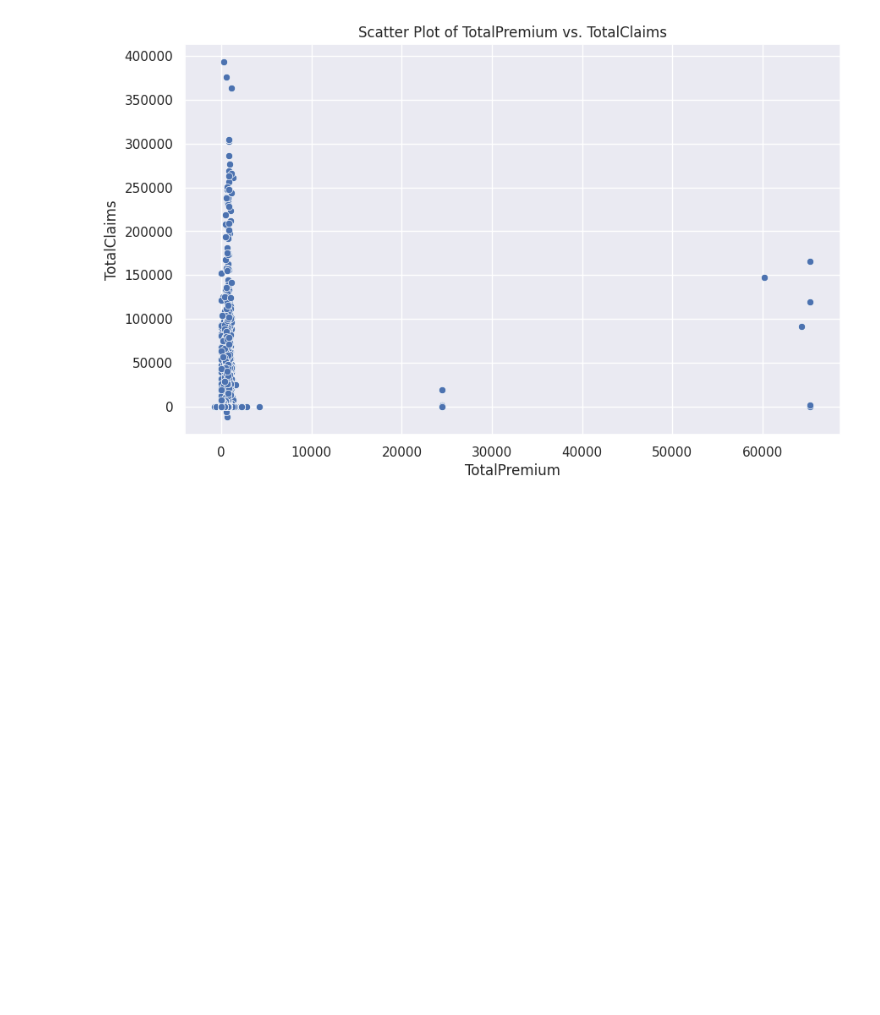
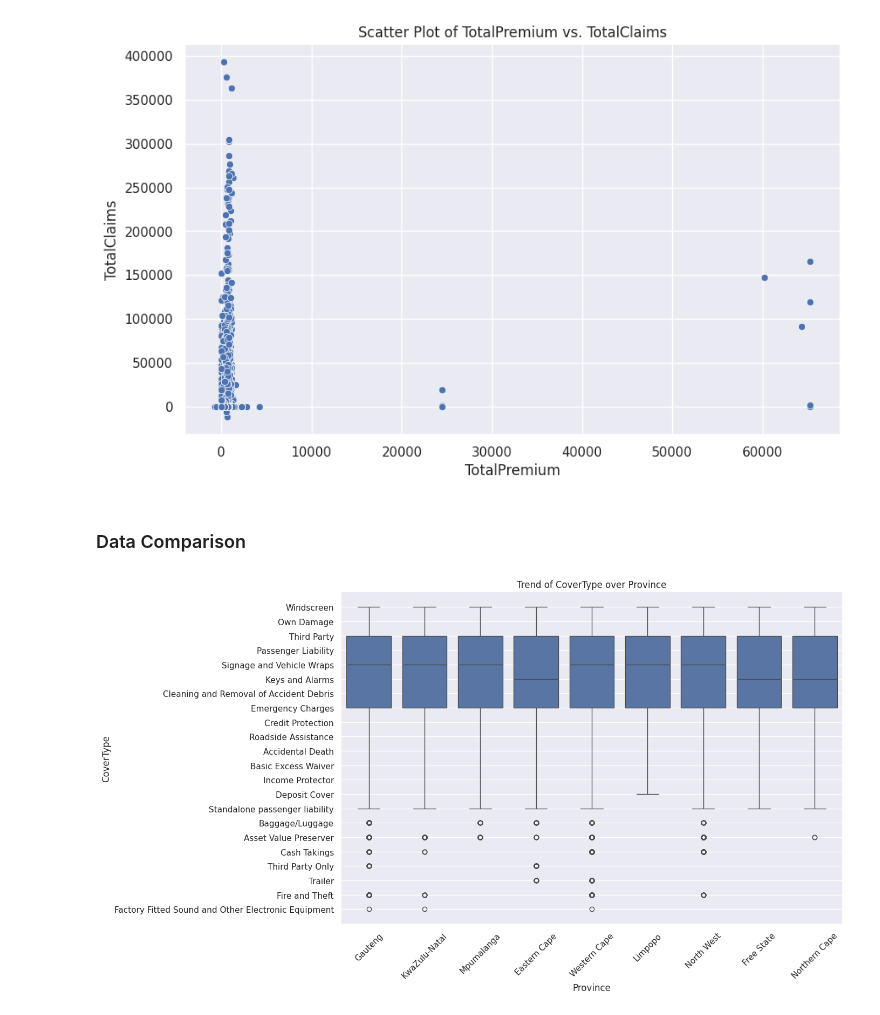
Before and after one commit to GetieBalew24/AlphaCare_Insurance_Solutions, a Jupyter notebook: notebooks/Descriptive_data_analysis.ipynb, the cells around one changed output. Cells and saved outputs as stored; diff of their text form; code cells hidden in the pictures; blank space fills up the shorter version.

Commit message:
Data comparison, Outlier Detection and visualization

```diff
--- a/notebooks/Descriptive_data_analysis.ipynb
+++ b/notebooks/Descriptive_data_analysis.ipynb
@@ -222,3 +222,9 @@ eda.plot_bivariate_analysis(df,'TotalPremium', 'TotalClaims', 'Province')
 eda.scatter_plot(df,'TotalPremium', 'TotalClaims')
 # %% [output]
 [figure]
+# %% [markdown]
+### Data Comparison
+# %%
+eda.plot_trends_over_geography(df, 'CoverType', 'Province')
+# %% [output]
+[figure, added]
```
Also changed, not shown: parts of 5 cells of this notebook, 1 other file.
